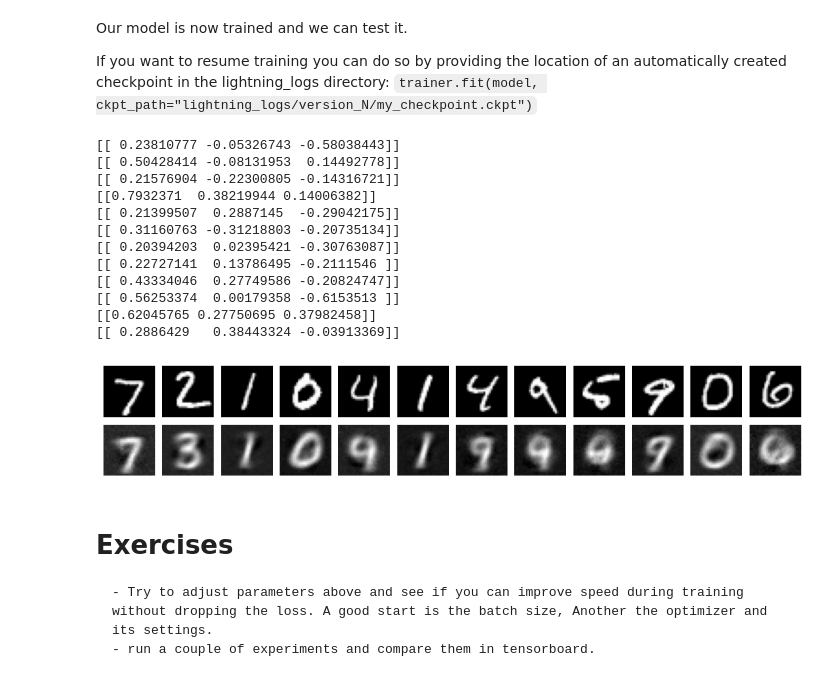
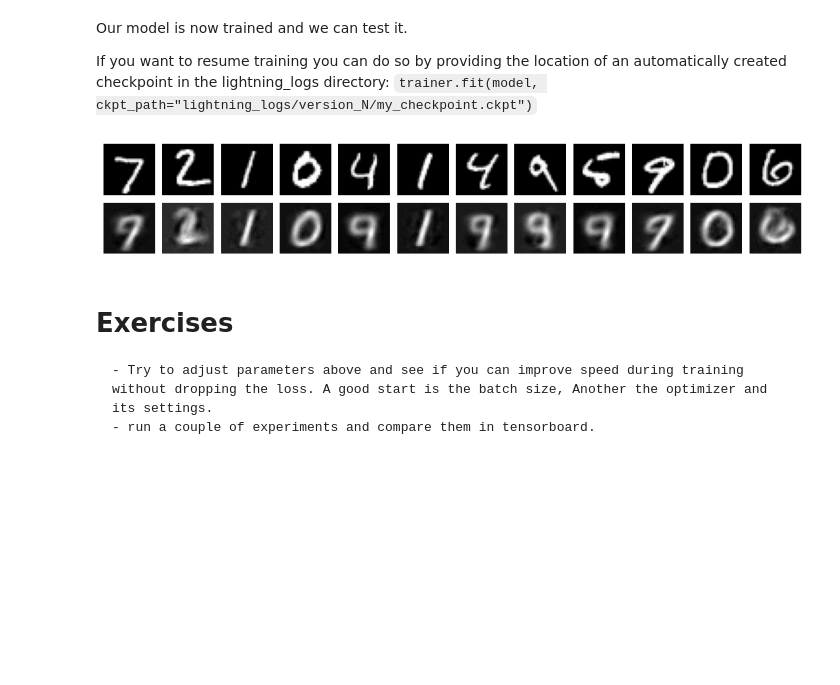
Before and after one commit to Atomtomate/PyTorchTutorial, a Jupyter notebook: 02_Dataloader_ModelsDefs.ipynb, the cells around one changed output. Saved outputs shown, nothing was run; the diff lists cells and outputs as text; code cells hidden in the pictures; blank space fills up the shorter version.

```diff
--- a/02_Dataloader_ModelsDefs.ipynb
+++ b/02_Dataloader_ModelsDefs.ipynb
@@ -37,7 +40,14 @@ For real-world data you will do this as explicit as you like in an custom datalo
 
 Very often, the data is segmented into batches. This means the networks sees a couple of training instances at once. thios can dramatically influence training and prediction performance!
 # %%
-batch_size = 80
+# configure torch
+L.seed_everything(42)
+torch.set_default_dtype(torch.float32)
+torch.set_float32_matmul_precision('medium')
+
+# configure data
+batch_size = 10
+
 tf = Compose([ToTensor(), Lambda(torch.flatten)])
 train_set = datasets.MNIST(root="MNIST", download=True, train=True, transform=tf)
 test_set = datasets.MNIST(root="MNIST", download=True, train=False, transform=tf)
@@ -79,17 +91,18 @@ This will allow you to access `http://localhost:6006/` in your browser and live
 
 Remember to change the device to cpu if you don't have an accelerator.
 # %%
-device = "cpu"
-name = "Atuoenc_01"
+device = "cuda" if torch.cuda.is_available() else "cpu"
+name = "Autoenc_01"
+max_epochs = 5
 
 model = AutoEncoder()
-summary = RichModelSummary(model)
-print(summary)
 
 lr_monitor = LearningRateMonitor(logging_interval='step')
 early_stopping = EarlyStopping(monitor="val_loss",patience=40)
 logger = TensorBoardLogger("lightning_logs", name=name)
-val_ckeckpoint = ModelCheckpoint( # saved in `trainer.default_root_dir`/`logger.version`/`checkpoint_callback.dirpath`
+
+# saved in `trainer.default_root_dir`/`logger.version`/`checkpoint_callback.dirpath`
+val_ckeckpoint = ModelCheckpoint(
                                 filename="{epoch}-{step}-{val_loss:.8f}",
                                 monitor="val_loss",
                                 mode="min",
@@ -97,6 +110,8 @@ val_ckeckpoint = ModelCheckpoint( # saved in `trainer.default_root_dir`/`logger.
                                 save_last =True
                                 )
 callbacks = [val_ckeckpoint, lr_monitor, early_stopping]
-trainer = L.Trainer(enable_checkpointing=True, max_epochs=4, accelerator=device, callbacks=callbacks, logger=logger)
+trainer = L.Trainer(enable_checkpointing=True, max_epochs=max_epochs, accelerator=device, callbacks=callbacks, logger=logger)
+# add ckpt_path="..." to restart from previous checkpoint (located in lightning_logs)
+# OR resume_from_checkpoint="..." in Trainer
 trainer.fit(model, train_loader, val_loader)
 # %% [output]
@@ -131,47 +143,44 @@ model.to("cpu")
 model.eval()
 
 NTest = 12
 
 fig = plt.figure(figsize=(12, 10))
 grid = ImageGrid(fig, 111,
                  nrows_ncols=(2,NTest),
                  axes_pad=(0.1,0.1),
                  )
 data_it = iter(test_loader)
 
 images = []
 images_compressed = []
 
+
 for i in range(NTest):
     im, label = next(data_it)
     im_compressed = model(im).detach().numpy()
     pp = model.encoder(im).detach().numpy()
-    print(pp)
     images.append(im)
     images_compressed.append(im_compressed)
+
+data_it = iter(test_loader)
+vectors = dict(zip(range(10), [[] for _ in range(10)]))
+for i in range(len(test_set)):
+    im, label = next(data_it)
+    im_compressed = model(im).detach().numpy()
+    pp = model.encoder(im).detach().numpy()
+    t = np.concatenate(([0, 0, 0],pp[0]), axis=0)
+    vectors[label.item()].append(t)
 
 
 plt_im = images + images_compressed
 for ax, im in zip(grid, plt_im):
     ax.imshow(im.reshape(28,28), cmap="gray")
     #ax.set_title(label.item())
     ax.axis('off')
 
 plt.show()
 # %% [output]
-[[ 0.23810777 -0.05326743 -0.58038443]]
-[[ 0.50428414 -0.08131953  0.14492778]]
-[[ 0.21576904 -0.22300805 -0.14316721]]
-[[0.7932371  0.38219944 0.14006382]]
-[[ 0.21399507  0.2887145  -0.29042175]]
-[[ 0.31160763 -0.31218803 -0.20735134]]
-[[ 0.20394203  0.02395421 -0.30763087]]
-[[ 0.22727141  0.13786495 -0.2111546 ]]
-[[ 0.43334046  0.27749586 -0.20824747]]
-[[ 0.56253374  0.00179358 -0.6153513 ]]
-[[0.62045765 0.27750695 0.37982458]]
-[[ 0.2886429   0.38443324 -0.03913369]]
-[figure, old version]
+[figure, new version]
 # %% [markdown]
 # Exercises
 
```
Also changed, not shown: parts of 5 cells of this notebook, 7 other files.
